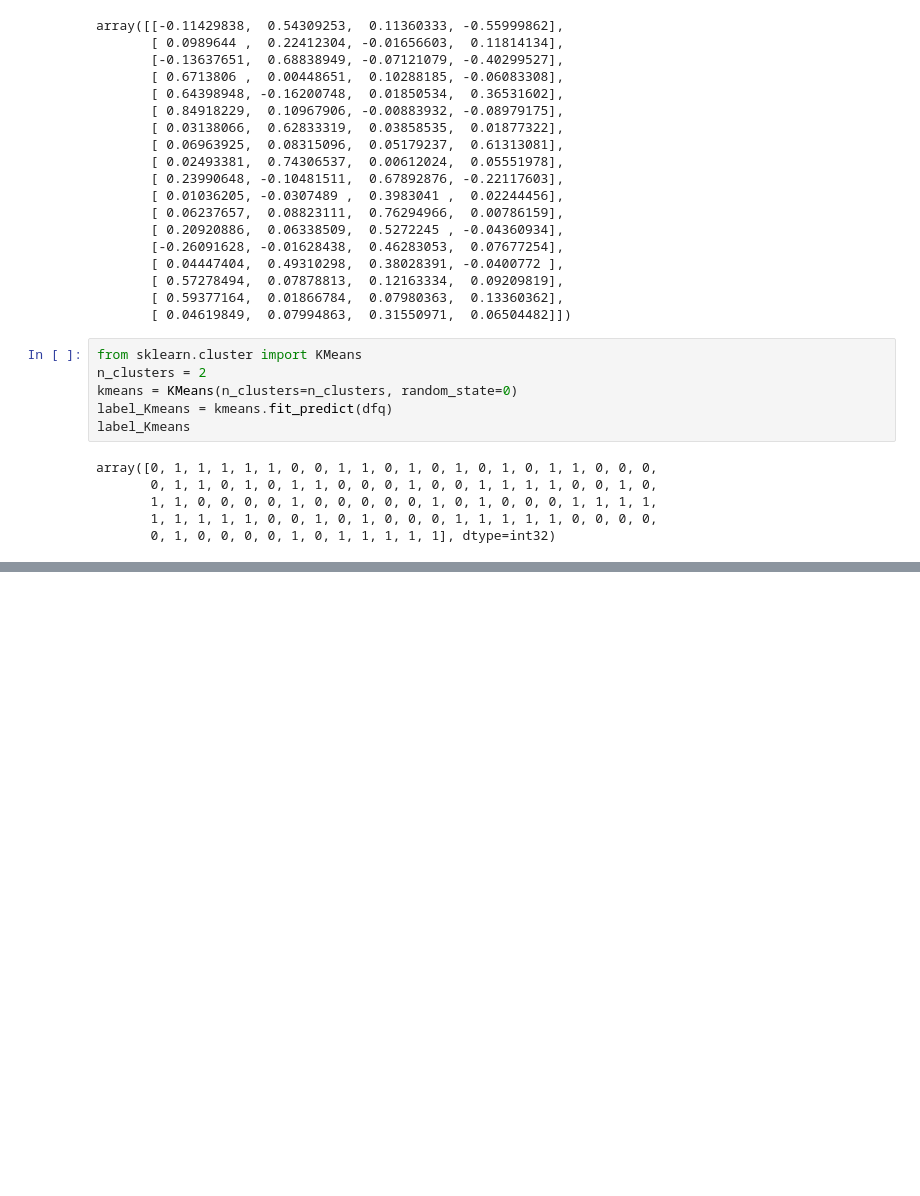
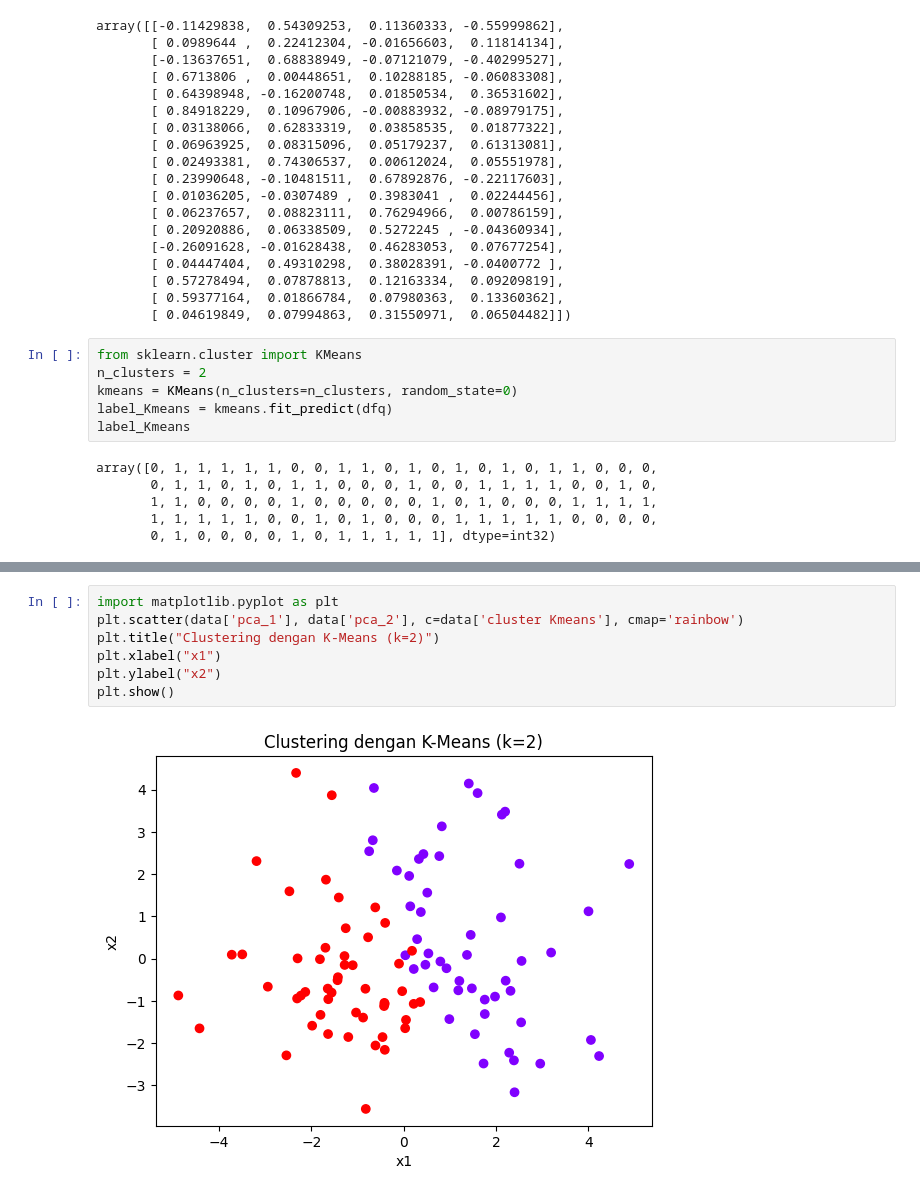
Before and after one commit to jxplanet0/ast, a Jupyter notebook: w10.ipynb, the cells around one changed output, grey strips where cells are left out. Cells and saved outputs as stored; diff of their text form; blank space fills up the shorter version.

```diff
--- a/w10.ipynb
+++ b/w10.ipynb
@@ -402,0 +303,9 @@ data.to_excel('yes.xlsx', index=False)
+# %%
+import matplotlib.pyplot as plt
+plt.scatter(data['pca_1'], data['pca_2'], c=data['cluster Kmeans'], cmap='rainbow')
+plt.title("Clustering dengan K-Means (k=2)")
+plt.xlabel("x1")
+plt.ylabel("x2")
+plt.show()
+# %% [output]
+[figure, added]
```
Also changed, not shown: parts of 25 cells of this notebook.
